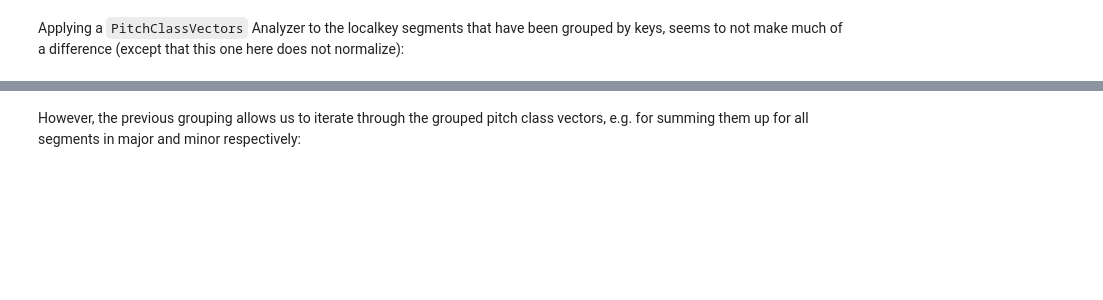
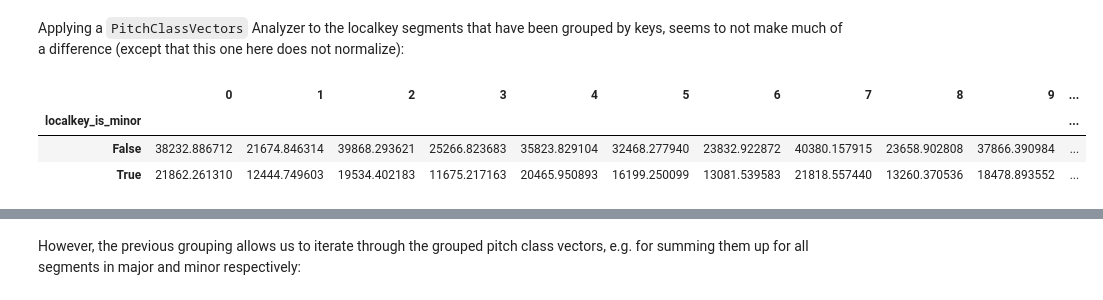
Before and after one commit to DCMLab/dimcat, a Jupyter notebook: docs/tutorial.ipynb, the cells around one changed output, grey strips where cells are left out. Saved outputs shown, nothing was run; the diff lists cells and outputs as text; code cells hidden in the pictures; blank space fills up the shorter version.

```diff
--- a/docs/tutorial.ipynb
+++ b/docs/tutorial.ipynb
@@ -175,4 +358,9 @@ Applying a `PitchClassVectors` Analyzer to the localkey segments that have been
 (except that this one here does not normalize):
 # %%
 grouped_localkey_pcvs = dc.PitchClassVectors(pitch_class_format='pc').process_data(grouped_localkey_slices)
-grouped_localkey_pcvs.get()
+grouped_localkey_pcvs.get_group_results()
+# %% [output]
+|  | 0 | 1 | 2 | 3 | 4 | 5 | 6 | 7 | 8 | 9 | ... |
+| localkey_is_minor |  |  |  |  |  |  |  |  |  |  | ... |
+| False | 38232.886712 | 21674.846314 | 39868.293621 | 25266.823683 | 35823.829104 | 32468.277940 | 23832.922872 | 40380.157915 | 23658.902808 | 37866.390984 | ... |
+| True | 21862.261310 | 12444.749603 | 19534.402183 | 11675.217163 | 20465.950893 | 16199.250099 | 13081.539583 | 21818.557440 | 13260.370536 | 18478.893552 | ... |
```
Also changed, not shown: parts of 44 cells of this notebook, 3 other files.
